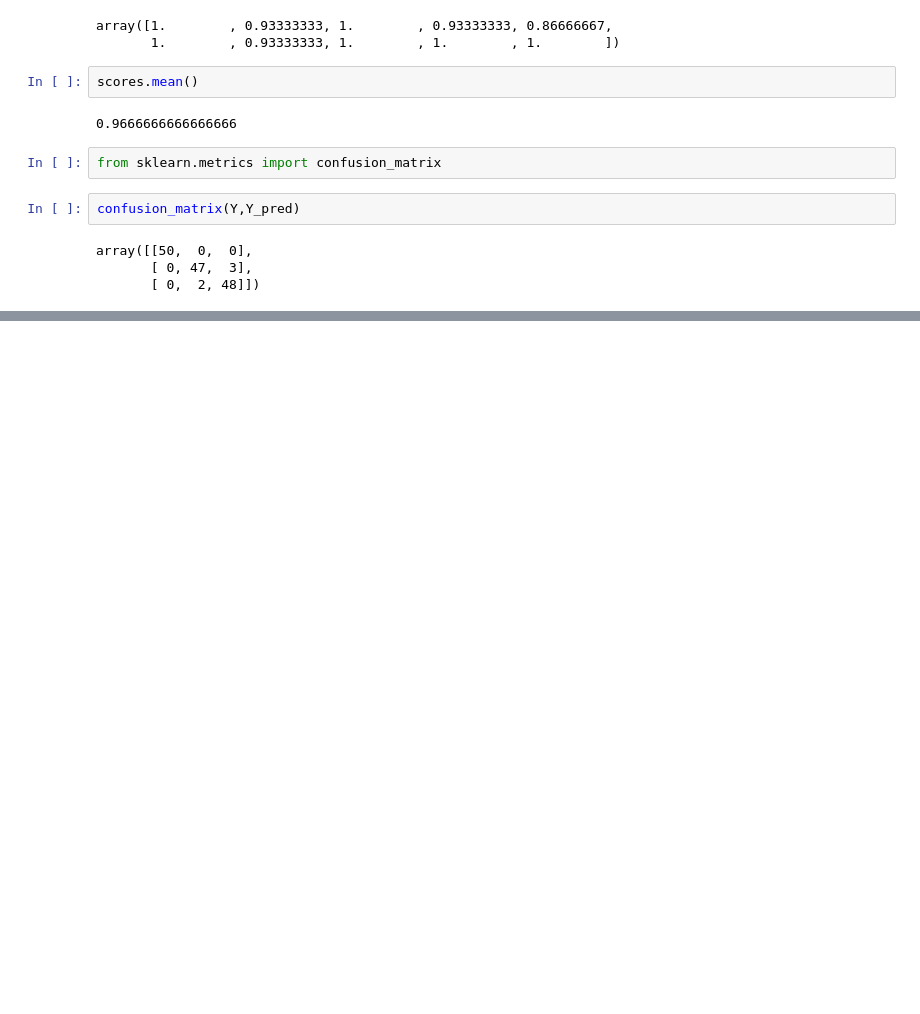
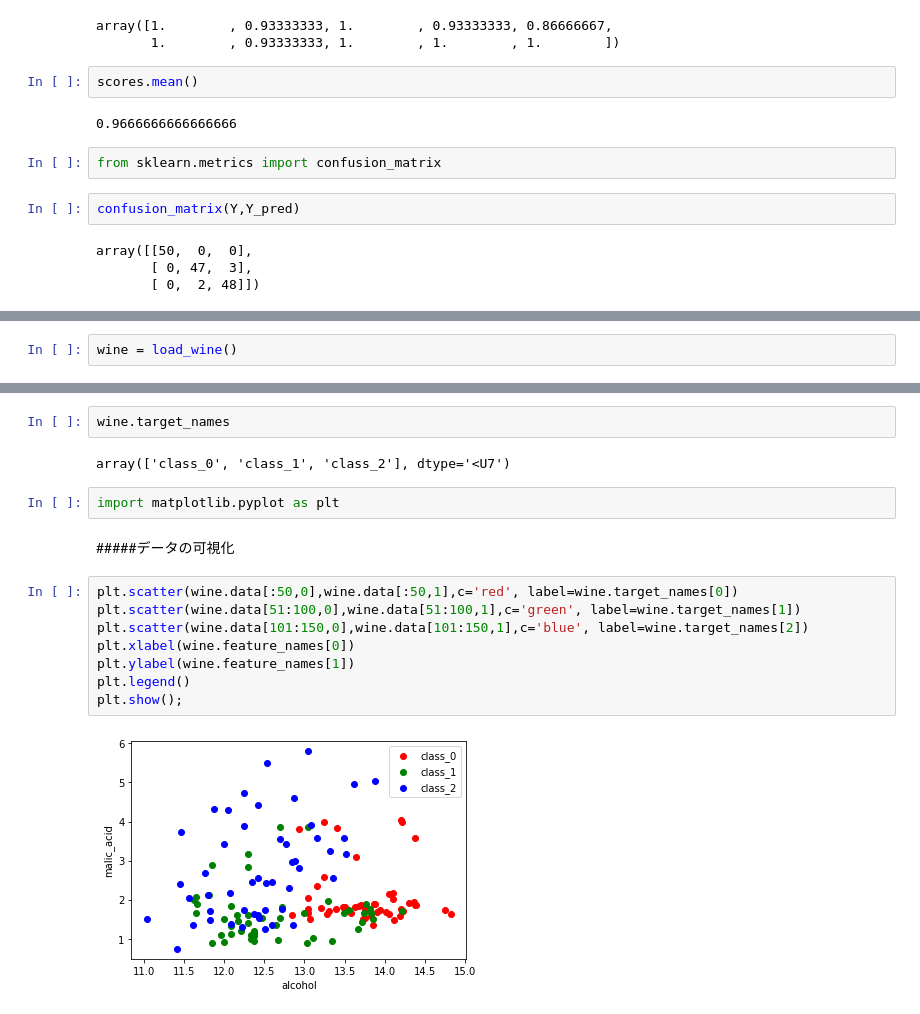
Before and after one commit to piropann/colab, a Jupyter notebook: Untitled0.ipynb, the cells around one changed output, grey strips where cells are left out. Saved outputs shown, nothing was run; the diff lists cells and outputs as text; blank space fills up the shorter version.

```diff
--- a/Untitled0.ipynb
+++ b/Untitled0.ipynb
@@ -251,0 +264,2 @@ array([[50,  0,  0],
+# %%
+wine = load_wine()
@@ -251,0 +338,18 @@ array([[50,  0,  0],
+# %%
+wine.target_names
+# %% [output]
+array(['class_0', 'class_1', 'class_2'], dtype='<U7')
+# %%
+import matplotlib.pyplot as plt
+# %% [markdown]
+#####データの可視化
+# %%
+plt.scatter(wine.data[:50,0],wine.data[:50,1],c='red', label=wine.target_names[0])
+plt.scatter(wine.data[51:100,0],wine.data[51:100,1],c='green', label=wine.target_names[1])
+plt.scatter(wine.data[101:150,0],wine.data[101:150,1],c='blue', label=wine.target_names[2])
+plt.xlabel(wine.feature_names[0])
+plt.ylabel(wine.feature_names[1])
+plt.legend()
+plt.show();
+# %% [output]
+[figure, added]
```
Also changed, not shown: parts of 35 cells of this notebook.
